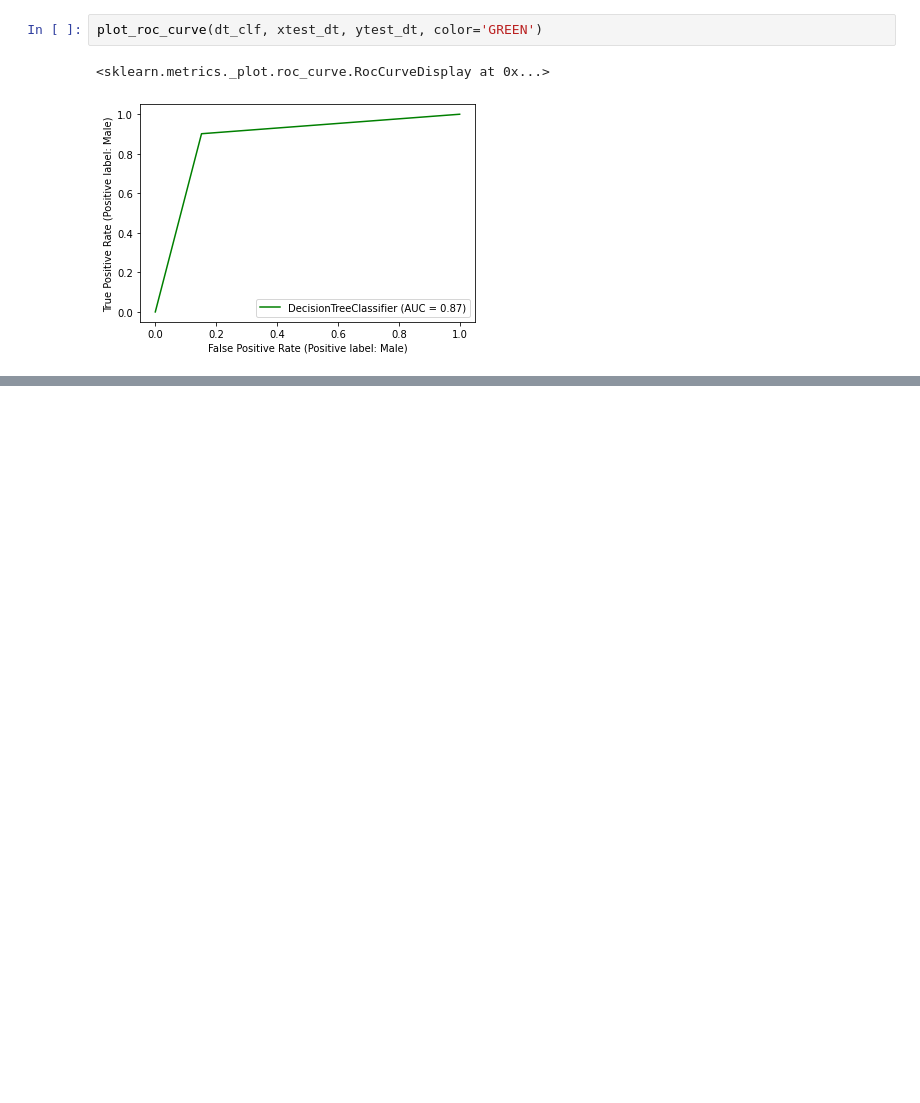
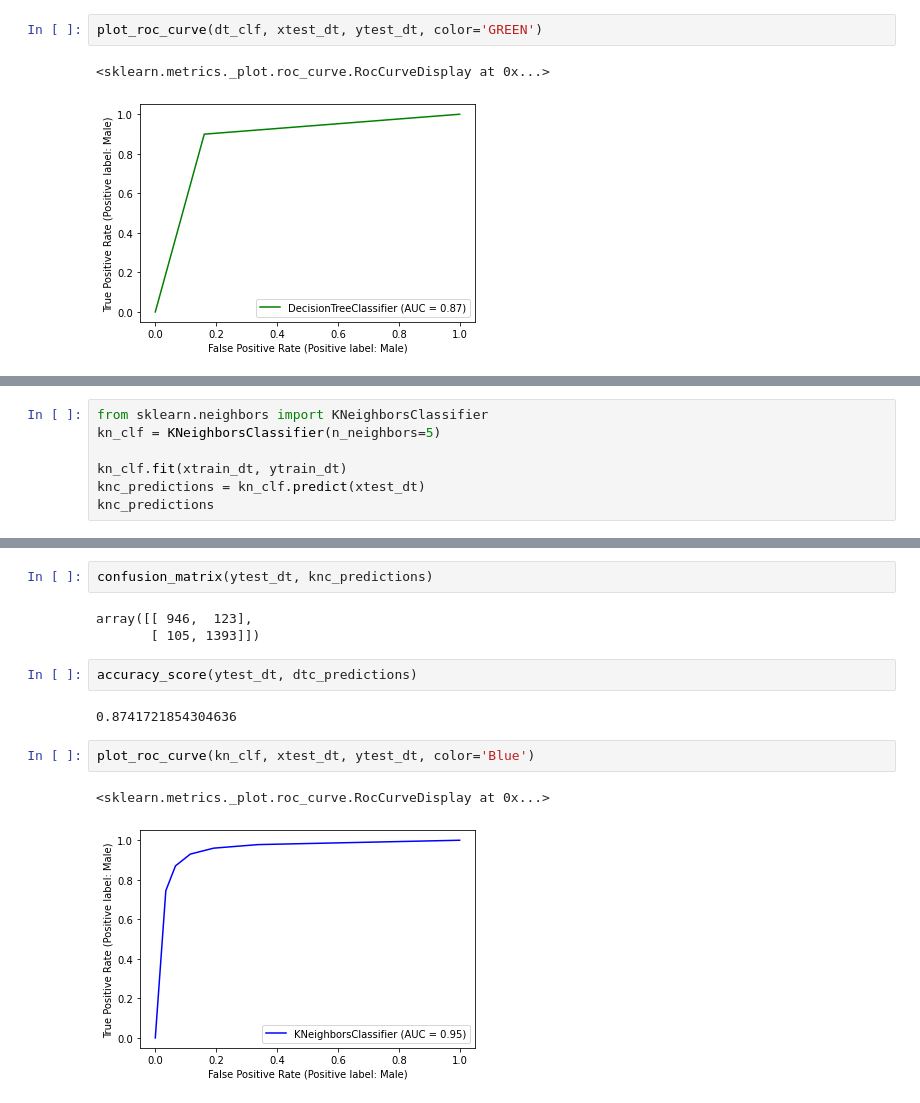
Before and after one commit to noman13bd/ML-Practice, a Jupyter notebook: ML_KNN_assignment5.ipynb, the cells around one changed output, grey strips where cells are left out. Drawn from its saved outputs; the diff is of its cells as text; blank space fills up the shorter version.

```diff
--- a/ML_KNN_assignment5.ipynb
+++ b/ML_KNN_assignment5.ipynb
@@ -264,0 +269,7 @@ plot_roc_curve(dt_clf, xtest_dt, ytest_dt, color='GREEN')
+# %%
+from sklearn.neighbors import KNeighborsClassifier
+kn_clf = KNeighborsClassifier(n_neighbors=5)
+
+kn_clf.fit(xtrain_dt, ytrain_dt)
+knc_predictions = kn_clf.predict(xtest_dt)
+knc_predictions
@@ -264,0 +294,14 @@ plot_roc_curve(dt_clf, xtest_dt, ytest_dt, color='GREEN')
+# %%
+confusion_matrix(ytest_dt, knc_predictions)
+# %% [output]
+array([[ 946,  123],
+       [ 105, 1393]])
+# %%
+accuracy_score(ytest_dt, dtc_predictions)
+# %% [output]
+0.8741721854304636
+# %%
+plot_roc_curve(kn_clf, xtest_dt, ytest_dt, color='Blue')
+# %% [output]
+<sklearn.metrics._plot.roc_curve.RocCurveDisplay at 0x...>
+[figure, added]
```
Also changed, not shown: parts of 22 cells of this notebook.
